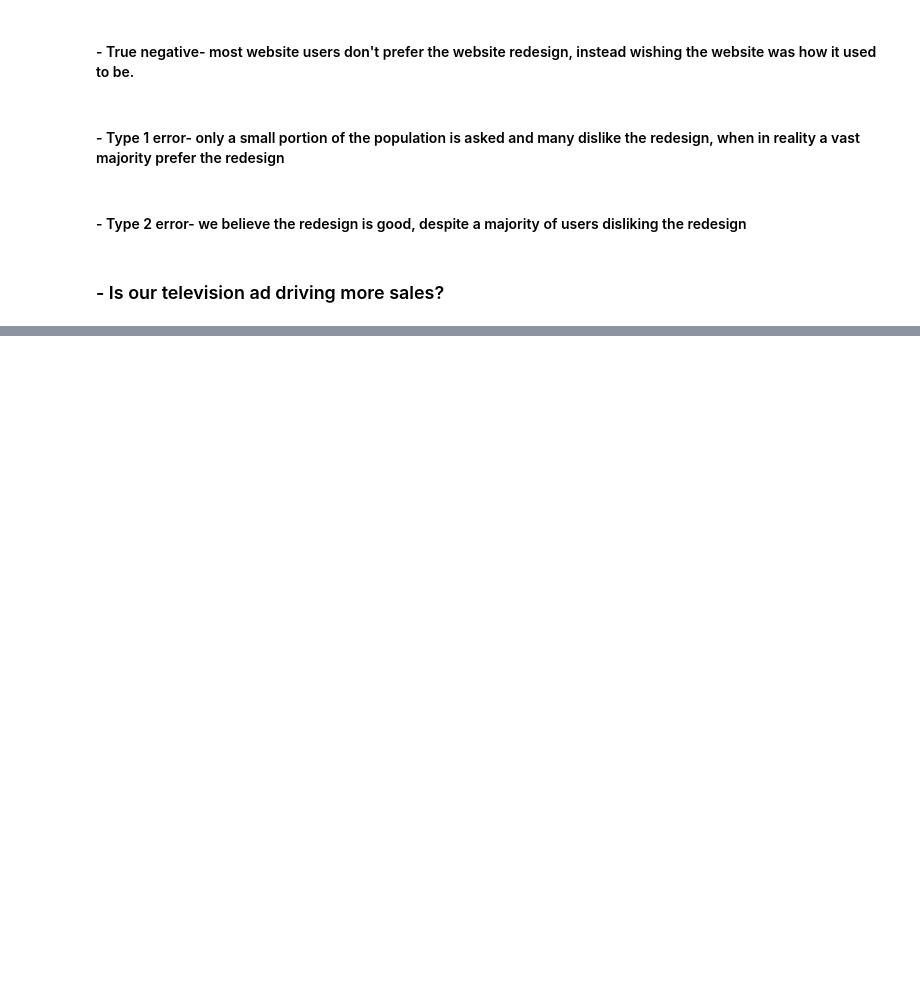
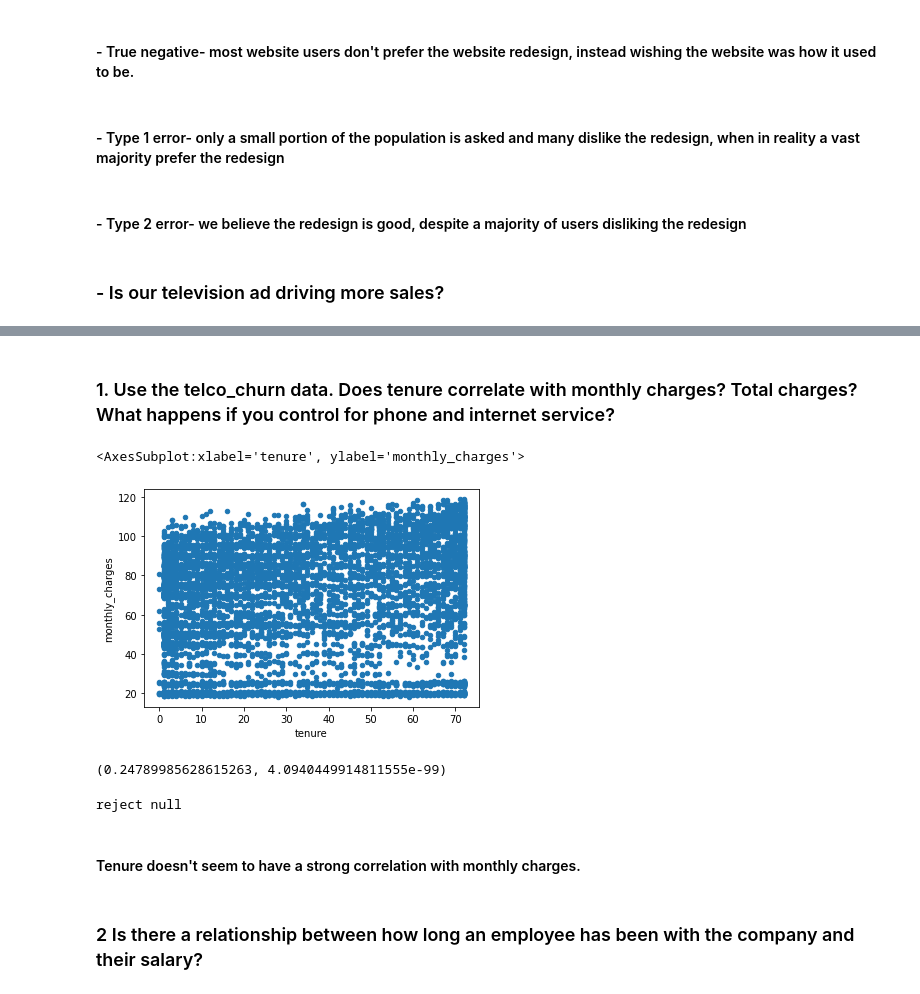
Before and after one commit to codyclonts/statistics-exercises, a Jupyter notebook: hypothesis_testing.ipynb, the cells around one changed output, grey strips where cells are left out. Cells and saved outputs as stored; diff of their text form; code cells hidden in the pictures; blank space fills up the shorter version.

```diff
--- a/hypothesis_testing.ipynb
+++ b/hypothesis_testing.ipynb
@@ -32,0 +44,10 @@
+# %%
+url = get_db_url("telco_churn")
+sql = """
+SELECT *
+FROM customers
+JOIN internet_service_types USING (internet_service_type_id)
+"""
+
+df = pd.read_sql(sql,url)
+df.T
@@ -32,0 +73,9 @@
+# %% [markdown]
+### 1. Use the telco_churn data. Does tenure correlate with monthly charges? Total charges? What happens if you control for phone and internet service?
+# %%
+r, p = stats.pearsonr(df.tenure, df.monthly_charges)
+
+df.plot.scatter('tenure' , 'monthly_charges')
+# %% [output]
+<AxesSubplot:xlabel='tenure', ylabel='monthly_charges'>
+[figure, added]
@@ -32,0 +84,16 @@
+# %%
+r, p = stats.pearsonr(df.tenure, df.monthly_charges)
+r,p
+# %% [output]
+(0.24789985628615263, 4.0940449914811555e-99)
+# %%
+if p < alpha:
+    print ('reject null')
+else:
+    print('accept null')
+# %% [output]
+reject null
+# %% [markdown]
+#### Tenure doesn't seem to have a strong correlation with monthly charges.
+# %% [markdown]
+### 2 Is there a relationship between how long an employee has been with the company and their salary?
```
Also changed, not shown: parts of 14 cells of this notebook.
